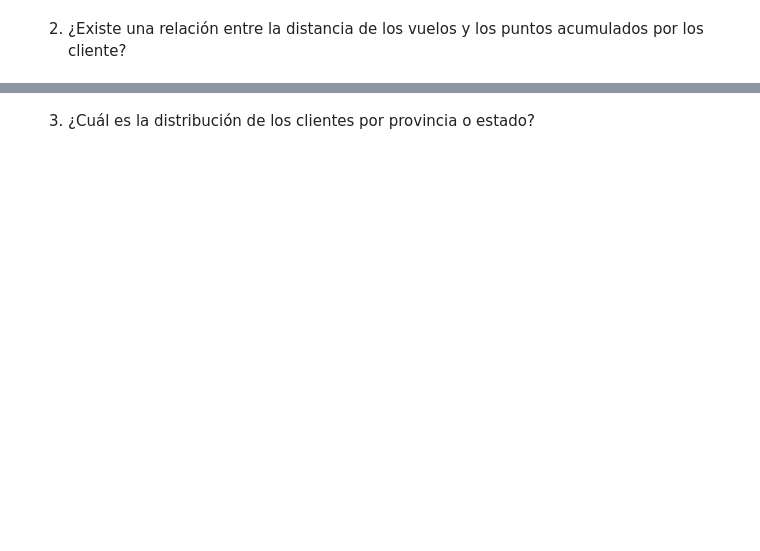
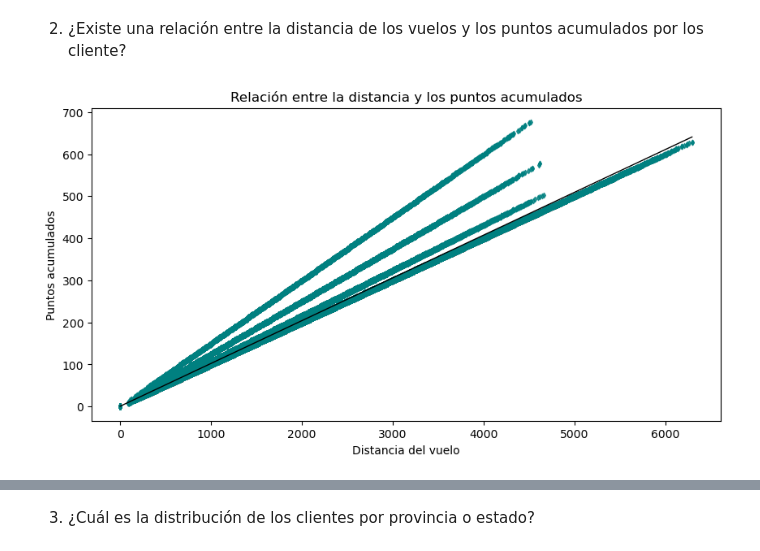
Before and after one commit to Adalab/bda-modulo-3-evaluacion-final-AndreaGD96, a Jupyter notebook: III_Union_Visualizacion.ipynb, the cells around one changed output, grey strips where cells are left out. Cells and saved outputs as stored; diff of their text form; code cells hidden in the pictures; blank space fills up the shorter version.

```diff
--- a/III_Union_Visualizacion.ipynb
+++ b/III_Union_Visualizacion.ipynb
@@ -107,2 +111,22 @@ Observamos una gráfica donde encontramos por orden de fecha hacia la más recie
 # %% [markdown]
  2. ¿Existe una relación entre la distancia de los vuelos y los puntos acumulados por los cliente?
+# %%
+# Necesito las variables: Distance, Points Accumulated
+# 2 variables y ambas numéricas -> Scatterplot o regplot: para ver la relación. En este caso usaré un regplot para observar la línea de tendencia
+
+plt.figure(figsize=(10,5))
+
+sns.regplot(x = "Distance",
+            y = "Points Accumulated",
+            data = df_completo,
+            marker = "d",
+            line_kws = {"color": "black", "linewidth": 1}, # color y grosor de la linea de tendencia
+            scatter_kws = {"color": "teal", "s": 10} # color y tamaño de los puntos del scaterplot
+            )
+
+plt.xlabel("Distancia del vuelo")
+plt.ylabel("Puntos acumulados")
+plt.title("Relación entre la distancia y los puntos acumulados")
+plt.show() # para que se quite el texto de arriba de la gráfica
+# %% [output]
+[figure, added]
```
Also changed, not shown: parts of 8 cells of this notebook.
